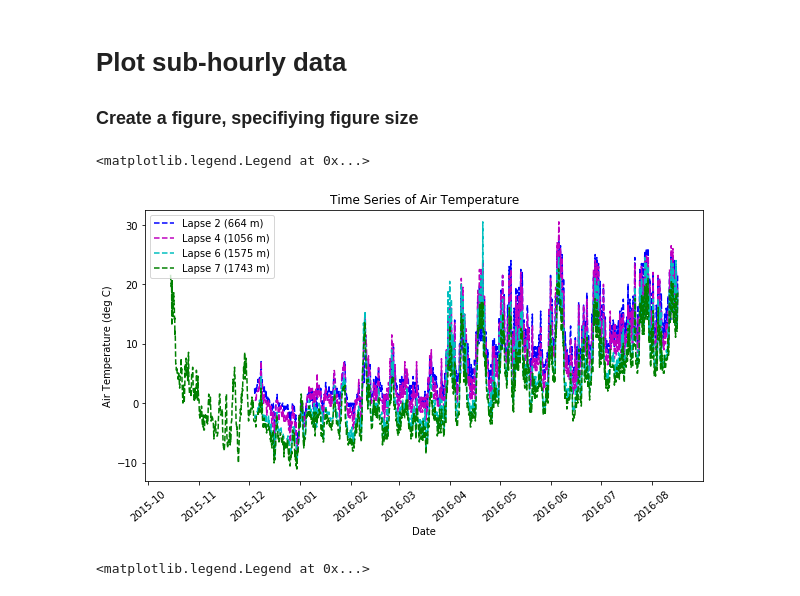
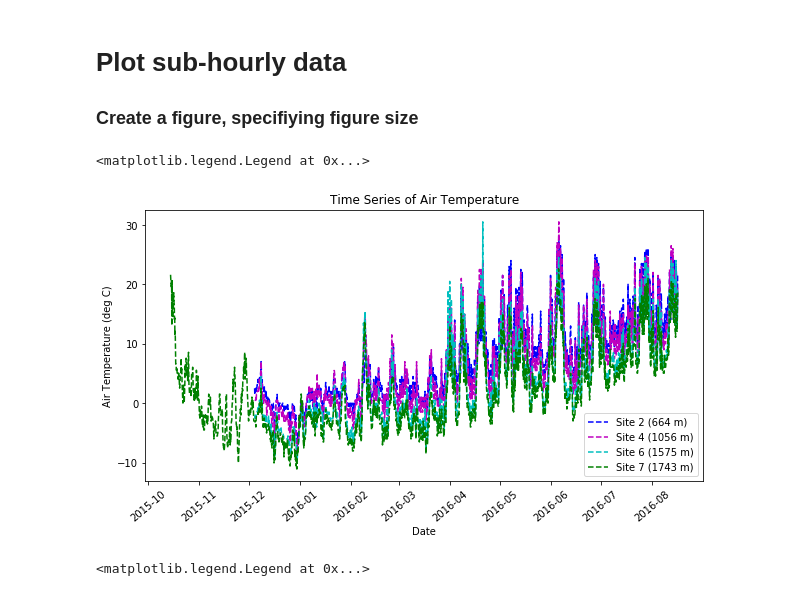
Before and after one commit to nooksack-indian-tribe/CurvyLapseRate, a Jupyter notebook: Nooksack_Watershed_Lapse_Rates_2016.ipynb, the cells around one changed output. Drawn from its saved outputs; the diff is of its cells as text; code cells hidden in the pictures.

```diff
--- a/Nookasck_Watershed_Lapse_Rates_2016.ipynb
+++ b/Nooksack_Watershed_Lapse_Rates_2016.ipynb
@@ -271,22 +271,22 @@ del(Lapse7_RH)
 # %%
 fig1, ax1=plt.subplots(1,1,figsize=(10, 5))
 # Plot data and specify label of each line (for legend)
-plt.plot(datetime_Lapse2,temp_Lapse2,'b--',label='Lapse 2 (664 m)')
+plt.plot(datetime_Lapse2,temp_Lapse2,'b--',label='Site 2 (664 m)')
 #plt.plot(datetime_Lapse3,temp_Lapse3,'r--',label='Lapse 3 (664 m)')
-plt.plot(datetime_Lapse4,temp_Lapse4,'m--',label='Lapse 4 (1056 m)')
+plt.plot(datetime_Lapse4,temp_Lapse4,'m--',label='Site 4 (1056 m)')
 # plt.plot(datetime_Lapse5,temp_Lapse5,'k--',label='Lapse 5 (1287 m)')
-plt.plot(datetime_Lapse6,temp_Lapse6,'c--',label='Lapse 6 (1575 m)')
-plt.plot(datetime_Lapse7,temp_Lapse7,'g--',label='Lapse 7 (1743 m)')
+plt.plot(datetime_Lapse6,temp_Lapse6,'c--',label='Site 6 (1575 m)')
+plt.plot(datetime_Lapse7,temp_Lapse7,'g--',label='Site 7 (1743 m)')
 # Set axes and figure titles
 plt.title('Time Series of Air Temperature')
 plt.xlabel('Date')
 plt.xticks(rotation=40) # Rotate axis tick values as necessary
 plt.ylabel('Air Temperature (deg C)')
 # display a legend and specify the location (either 'best' or a value 1-10)
 plt.legend(loc='best')
 # %% [output]
 <matplotlib.legend.Legend at 0x...>
-[figure, old version]
+[figure, new version]
 # %%
 #write data csv files
 import pandas as pd
```
Also changed, not shown: parts of 20 cells of this notebook, 4 other files.
